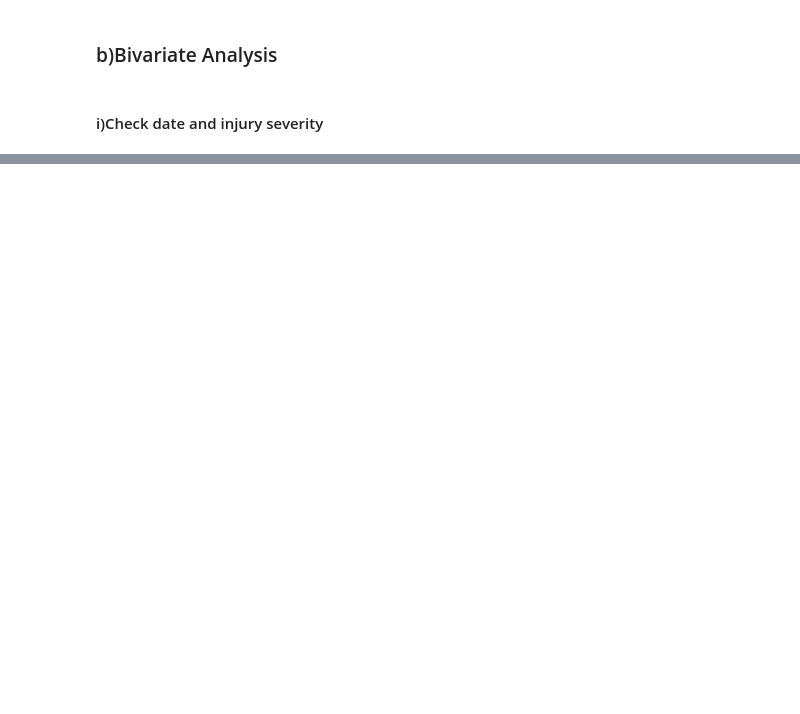
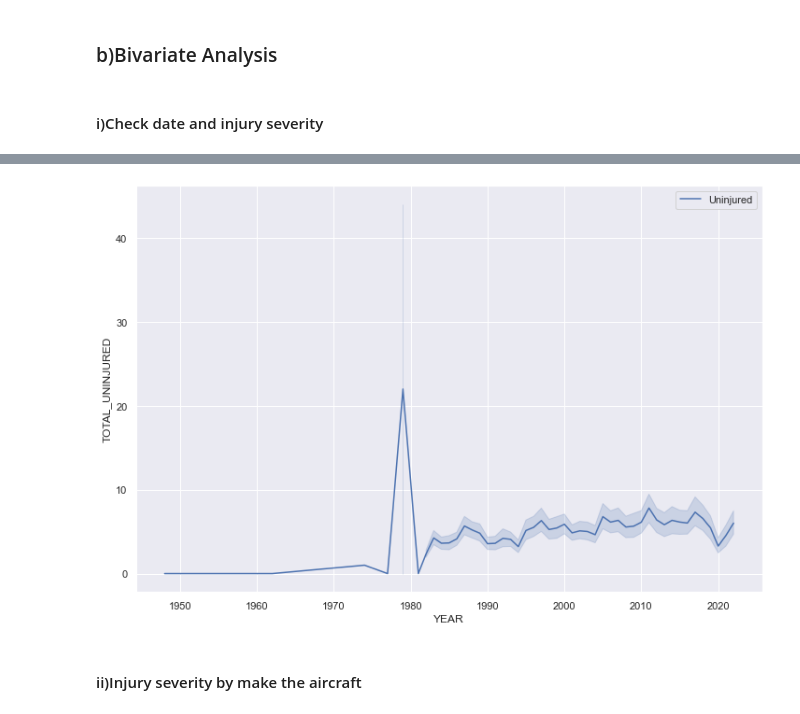
Before and after one commit to GraceMwende/AirCraft_Project, a Jupyter notebook: aviation.ipynb, the cells around one changed output, grey strips where cells are left out. Drawn from its saved outputs; the diff is of its cells as text; code cells hidden in the pictures; blank space fills up the shorter version.

```diff
--- a/aviation.ipynb
+++ b/aviation.ipynb
@@ -1039,0 +1055,7 @@ plt.xticks(rotation=90);#no noticeable difference in days
+# %%
+#uninjured
+ax= sns.lineplot(data=aviation_data,x='YEAR',y='TOTAL_UNINJURED',label='Uninjured'); #uninjured people are more as well
+# %% [output]
+[figure, added]
+# %% [markdown]
+#### ii)Injury severity by make the aircraft
```
Also changed, not shown: parts of 18 cells of this notebook.
